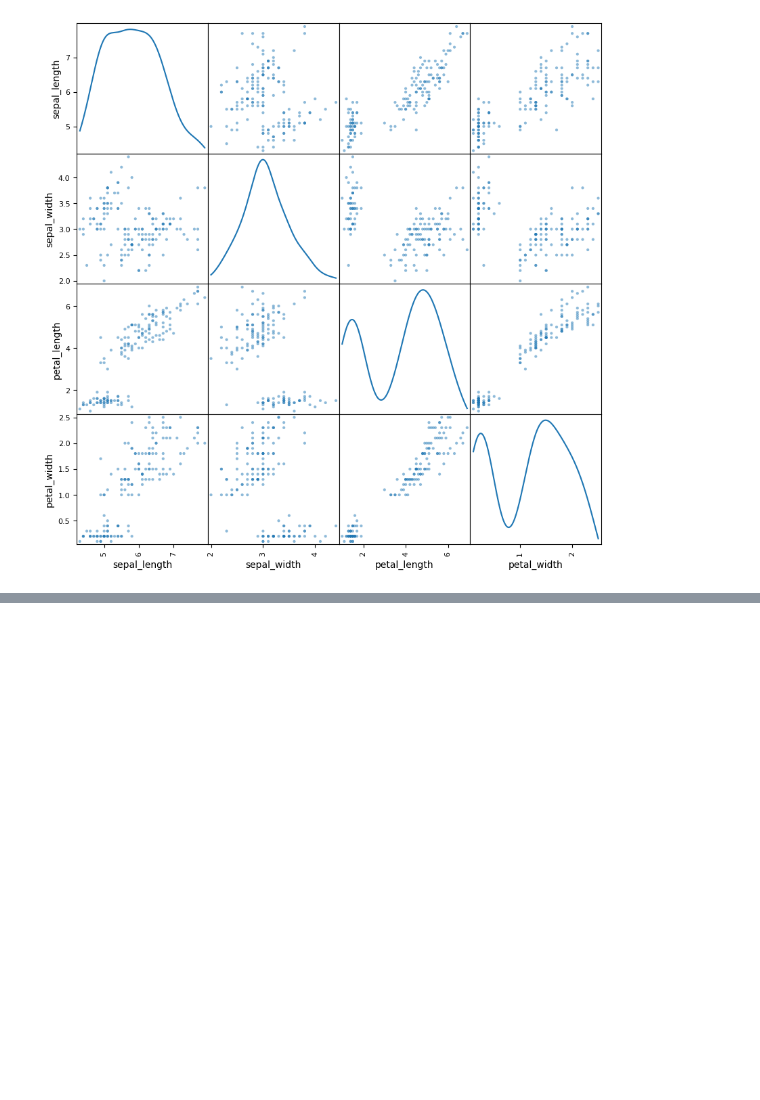
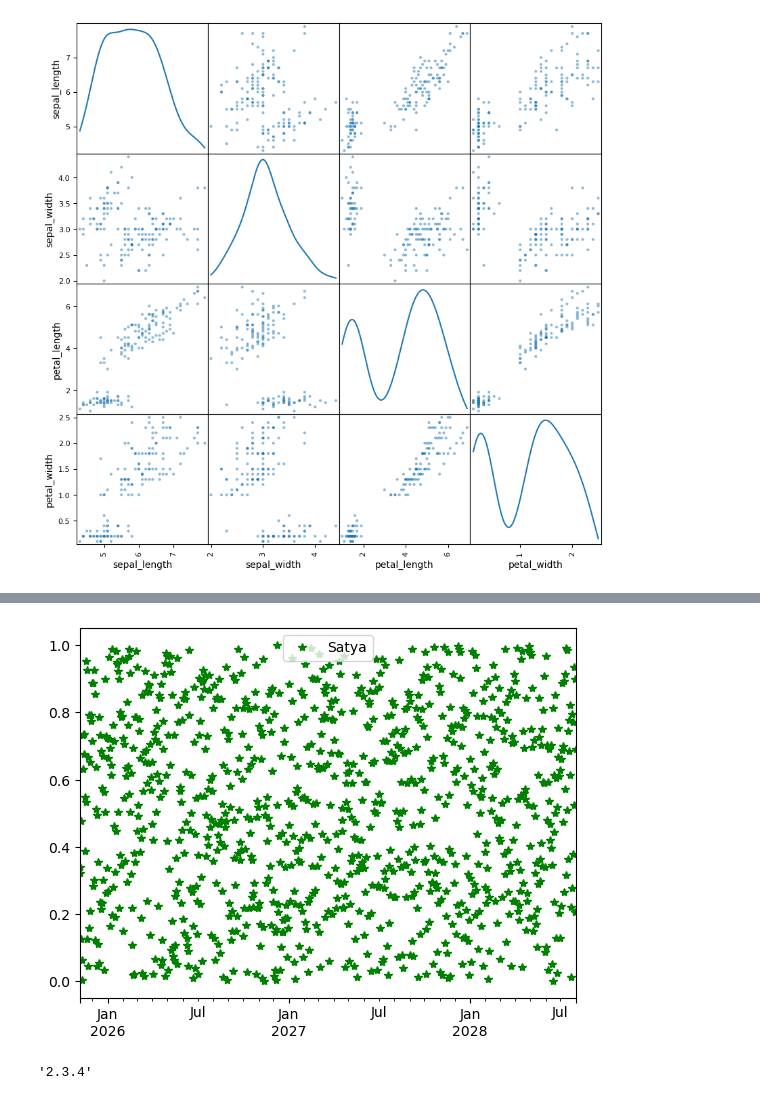
Before and after one commit to SatynarayanMaurya/Data-Science, a Jupyter notebook: Matplotlib/Matplotlib.ipynb, the cells around one changed output, grey strips where cells are left out. Drawn from its saved outputs; the diff is of its cells as text; code cells hidden in the pictures; blank space fills up the shorter version.

```diff
--- a/Matplotlib/Matplotlib.ipynb
+++ b/Matplotlib/Matplotlib.ipynb
@@ -376,0 +393,9 @@ plt.show()
+# %%
+df['data'].plot(style='g*', legend=True, label="Satya")
+plt.show()
+# %% [output]
+[figure, added]
+# %%
+np.__version__
+# %% [output]
+'2.3.4'
```
Also changed, not shown: parts of 31 cells of this notebook, 8 other files.
